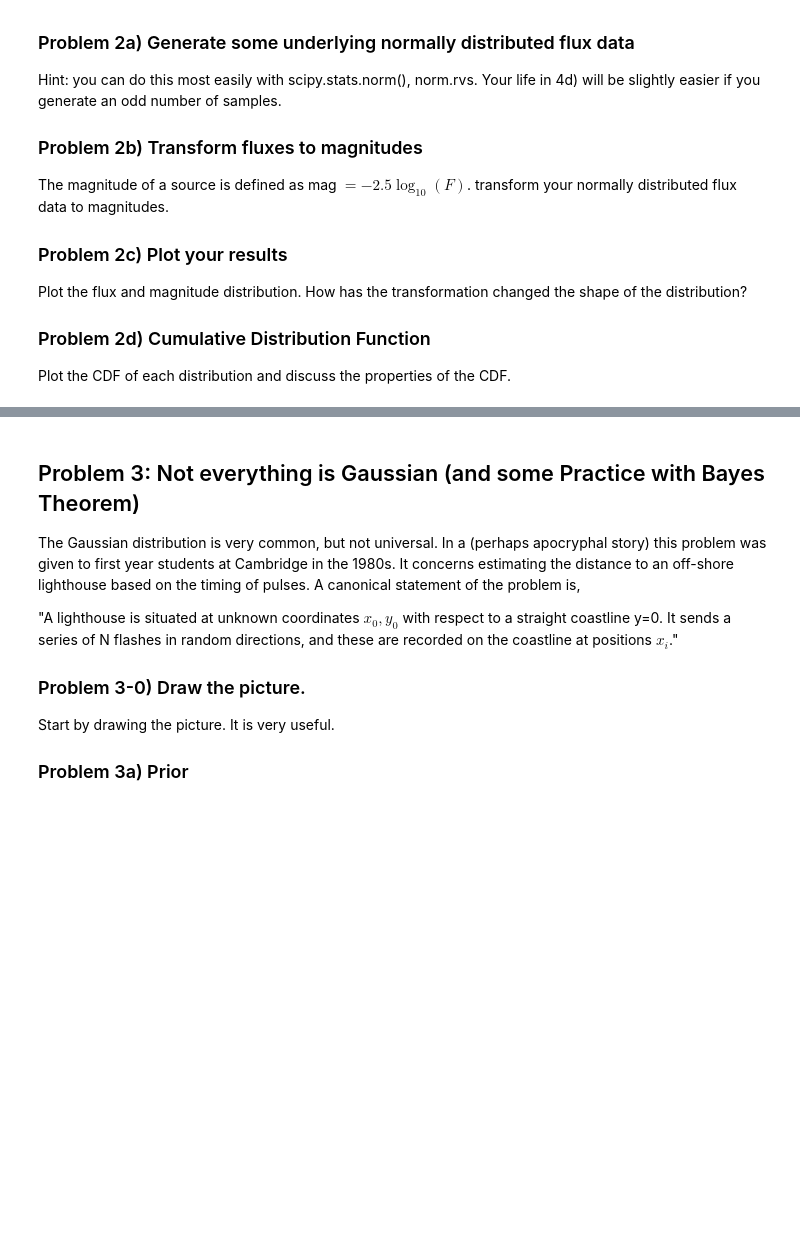
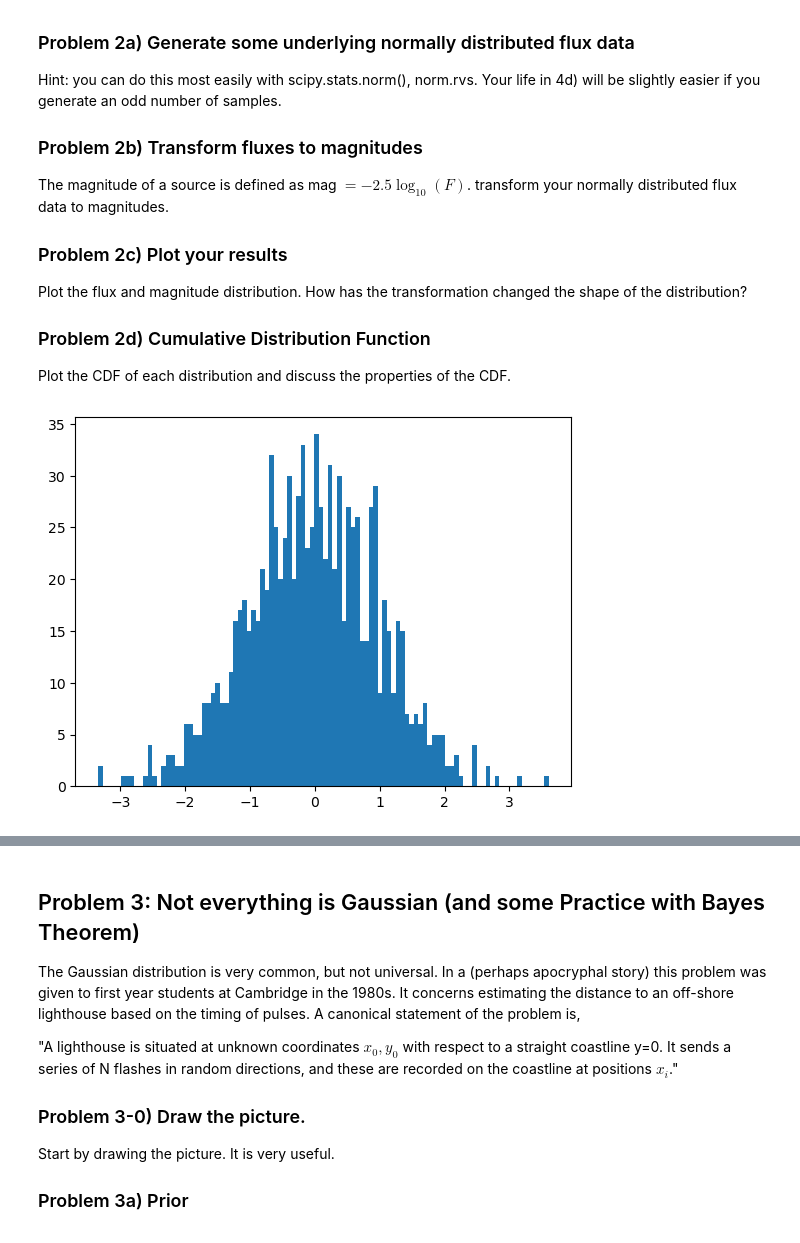
Before and after one commit to mwanakijiji/Hunstead_local, a Jupyter notebook: Hunstead_II_Tutorial.ipynb, the cells around one changed output, grey strips where cells are left out. Drawn from its saved outputs; the diff is of its cells as text; code cells hidden in the pictures; blank space fills up the shorter version.

```diff
--- a/Hunstead_II_Tutorial.ipynb
+++ b/Hunstead_II_Tutorial.ipynb
@@ -69,3 +67,12 @@ Plot the flux and magnitude distribution. How has the transformation changed the
 ### Problem 2d) Cumulative Distribution Function
 
 Plot the CDF of each distribution and discuss the properties of the CDF.
+# %%
+import scipy
+data_sample = scipy.stats.norm.rvs(size=1001)
+# %%
+import matplotlib.pyplot as plt
+plt.hist(data_sample, bins=100)
+plt.show()
+# %% [output]
+[figure, added]
```
Also changed, not shown: parts of 3 cells of this notebook, 1 other file.
